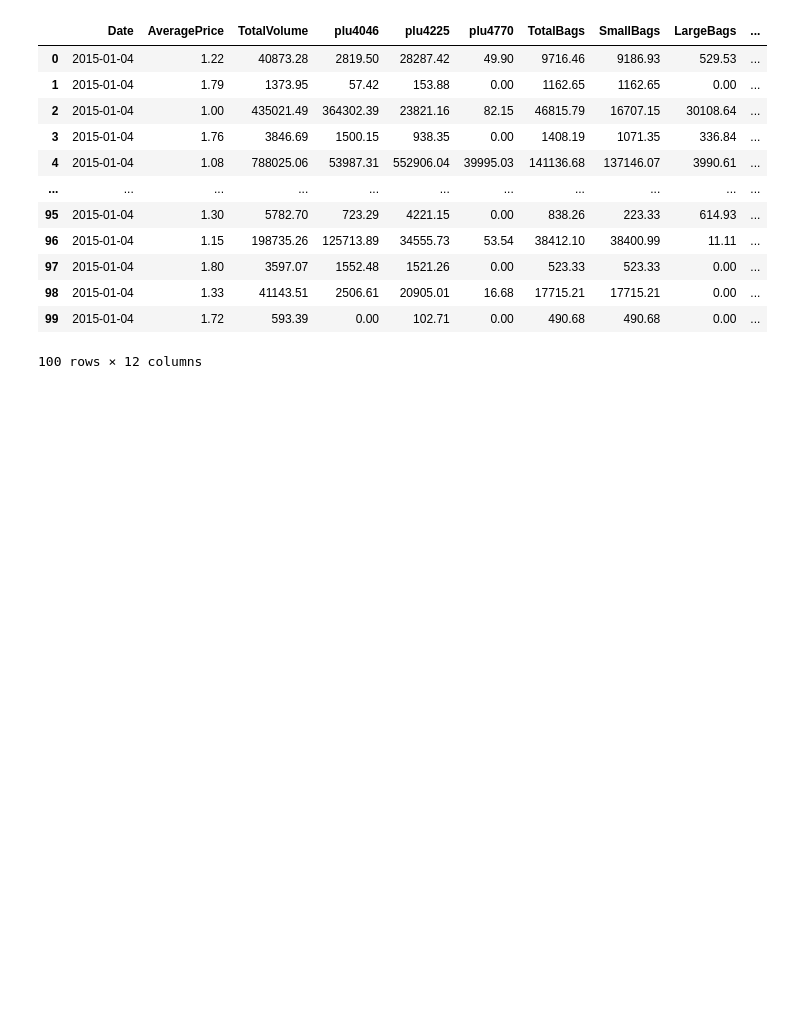
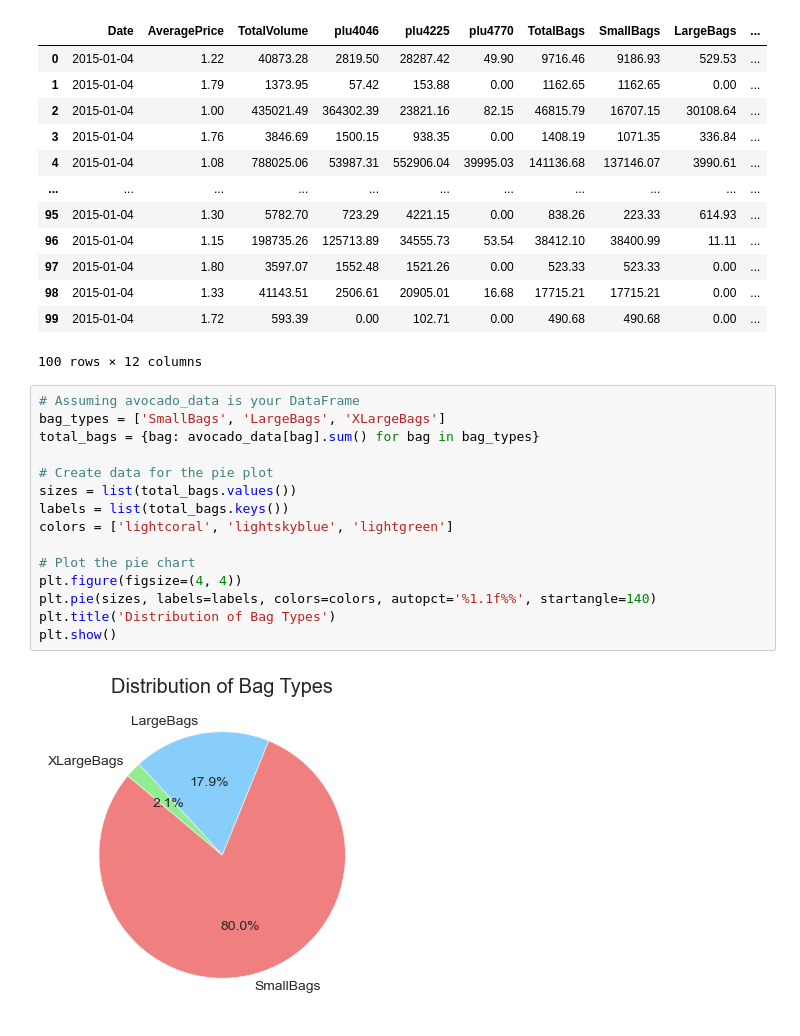
Before and after one commit to Aston327/ExploreAI---Python-Group-Project, a Jupyter notebook: Khuthadzo_Total_Bags.ipynb, the cells around one changed output. Drawn from its saved outputs; the diff is of its cells as text; blank space fills up the shorter version.

Commit message:
Latest Visualization

```diff
--- a/Khuthadzo_Total_Bags.ipynb
+++ b/Khuthadzo_Total_Bags.ipynb
@@ -29,3 +29,20 @@ avocado_data.head(100)
 | 98 | 2015-01-04 | 1.33 | 41143.51 | 2506.61 | 20905.01 | 16.68 | 17715.21 | 17715.21 | 0.00 | ... |
 | 99 | 2015-01-04 | 1.72 | 593.39 | 0.00 | 102.71 | 0.00 | 490.68 | 490.68 | 0.00 | ... |
 100 rows × 12 columns
+# %%
+# Assuming avocado_data is your DataFrame
+bag_types = ['SmallBags', 'LargeBags', 'XLargeBags']
+total_bags = {bag: avocado_data[bag].sum() for bag in bag_types}
+
+# Create data for the pie plot
+sizes = list(total_bags.values())
+labels = list(total_bags.keys())
+colors = ['lightcoral', 'lightskyblue', 'lightgreen']
+
+# Plot the pie chart
+plt.figure(figsize=(4, 4))
+plt.pie(sizes, labels=labels, colors=colors, autopct='%1.1f%%', startangle=140)
+plt.title('Distribution of Bag Types')
+plt.show()
+# %% [output]
+[figure, added]
```
Also changed, not shown: parts of 9 cells of this notebook, 1 other file.
